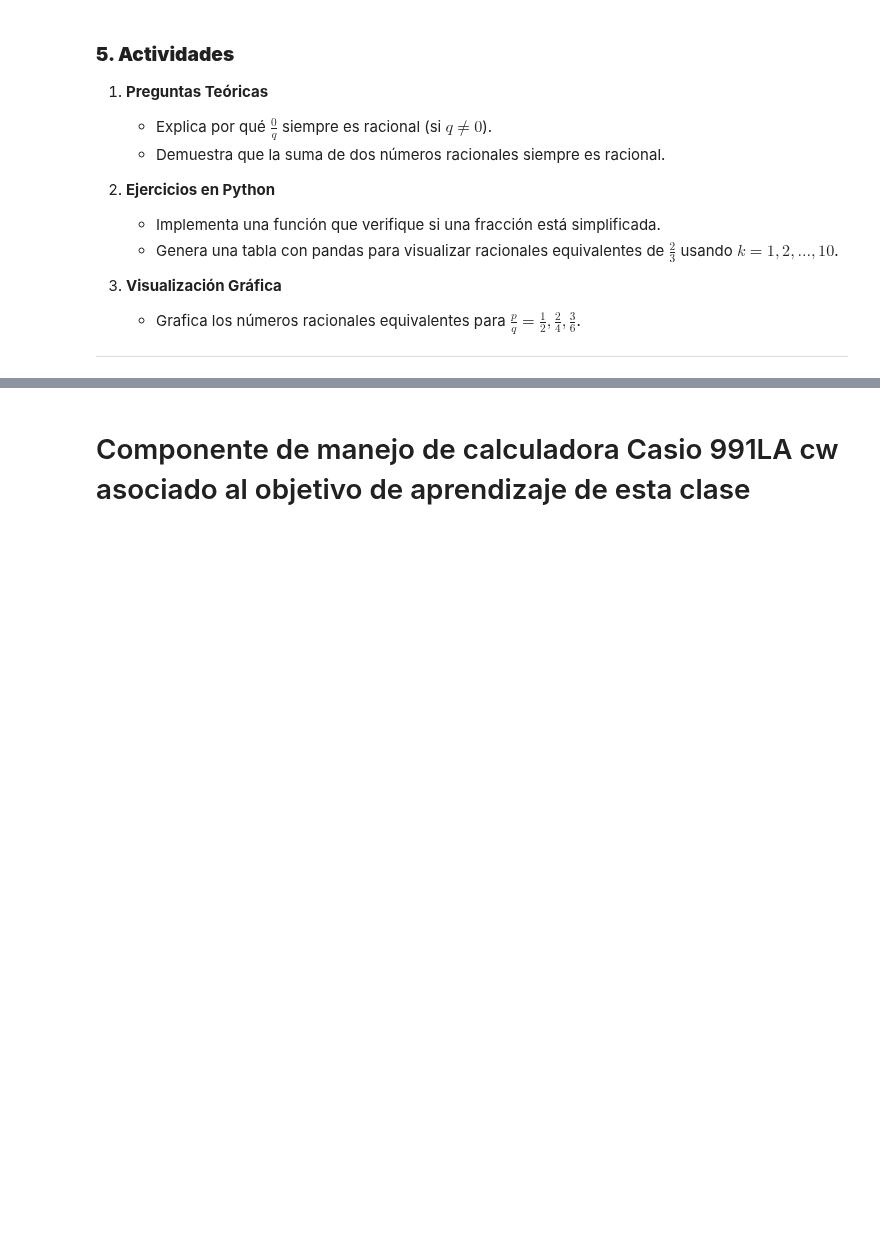
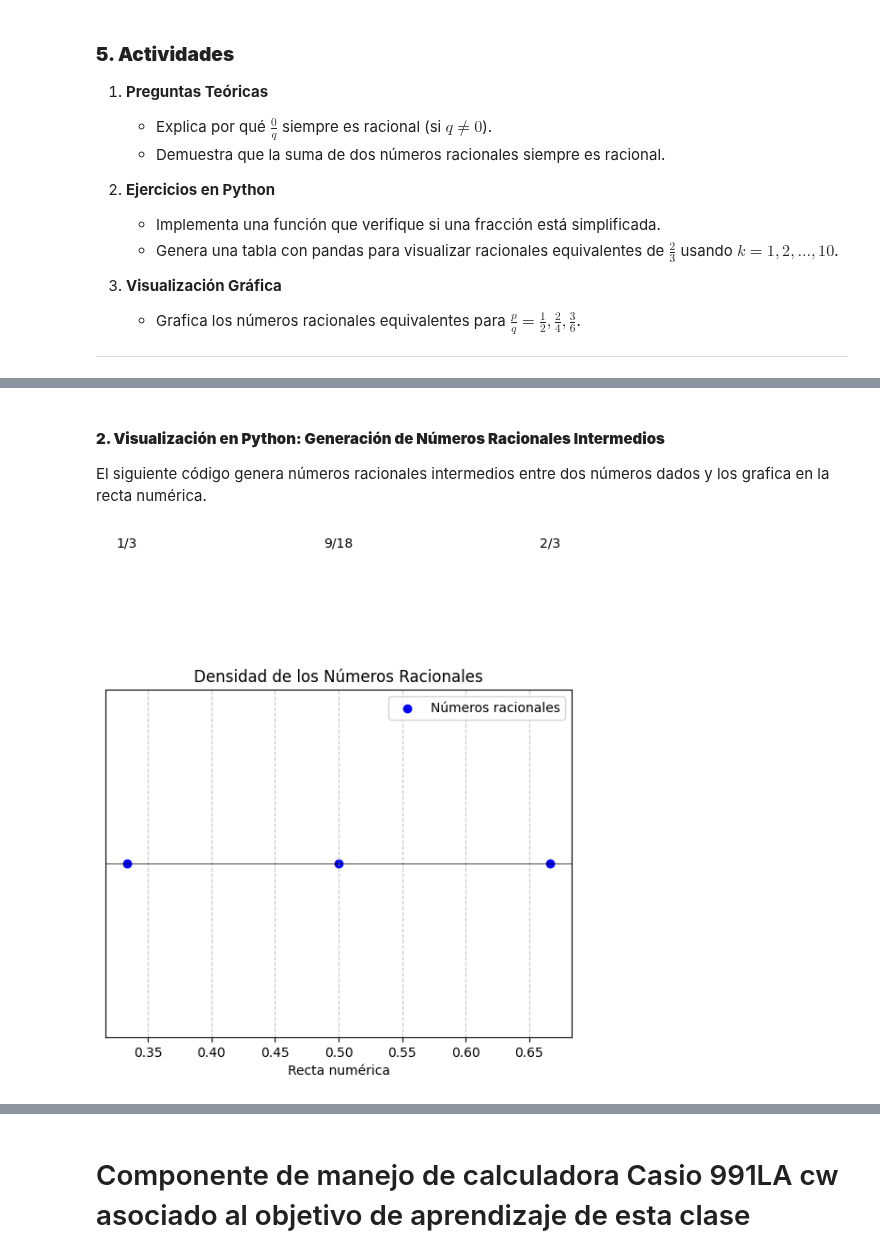
Before and after one commit to marco-canas/5_Fundamentos-de-la-aritm-tica, a Jupyter notebook: clases/5_racionales/1_fracciones/1_fracciones.ipynb, the cells around one changed output, grey strips where cells are left out. Drawn from its saved outputs; the diff is of its cells as text; code cells hidden in the pictures; blank space fills up the shorter version.

```diff
--- a/clases/5_racionales/1_fracciones/1_fracciones.ipynb
+++ b/clases/5_racionales/1_fracciones/1_fracciones.ipynb
@@ -584,0 +596,35 @@ plot_rational_operations()
+# %% [markdown]
+
+#### **2. Visualización en Python: Generación de Números Racionales Intermedios**
+
+El siguiente código genera números racionales intermedios entre dos números dados y los grafica en la recta numérica.
+# %%
+import numpy as np
+import matplotlib.pyplot as plt
+
+# Números racionales iniciales
+p, q = 1, 3  # Primer número racional: 1/3
+r, s = 2, 3  # Segundo número racional: 2/3
+
+# Calcular número racional intermedio
+numerador_intermedio = p * s + r * q
+denominador_intermedio = 2 * q * s
+intermedio = numerador_intermedio / denominador_intermedio
+
+# Crear lista de números a graficar
+racionales = [p/q, intermedio, r/s]
+
+# Graficar
+plt.scatter(racionales, np.zeros_like(racionales), color='blue', label='Números racionales')
+for i, num in enumerate([f"{p}/{q}", f"{numerador_intermedio}/{denominador_intermedio}", f"{r}/{s}"]):
+    plt.text(racionales[i], 0.1, num, fontsize=10, ha='center')
+
+plt.axhline(0, color='black', linewidth=0.5)
+plt.title("Densidad de los Números Racionales")
+plt.xlabel("Recta numérica")
+plt.yticks([])
+plt.legend()
+plt.grid(True, linestyle='--', alpha=0.7)
+plt.show()
+# %% [output]
+[figure, added]
```
Also changed, not shown: parts of 108 cells of this notebook.
